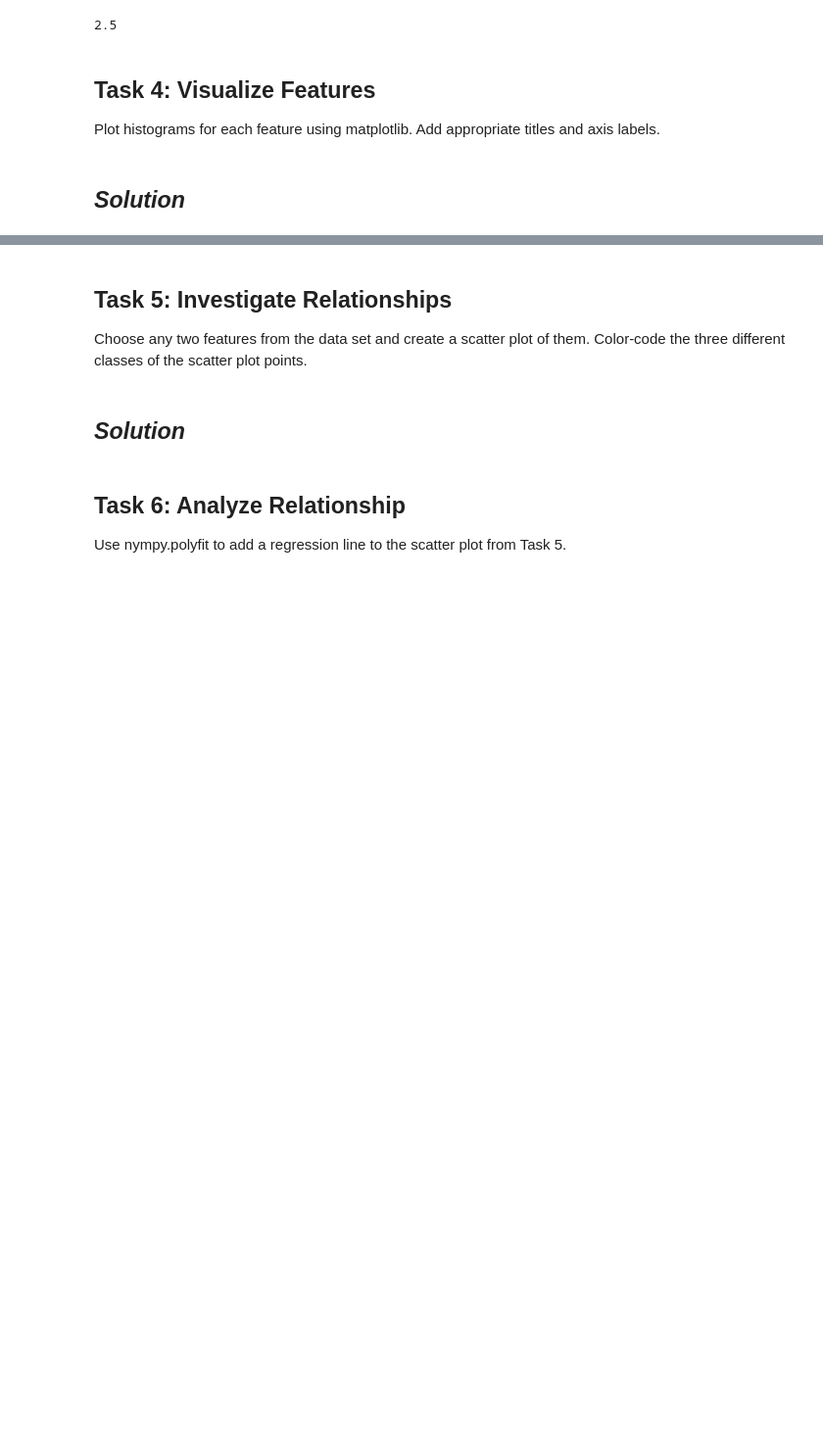
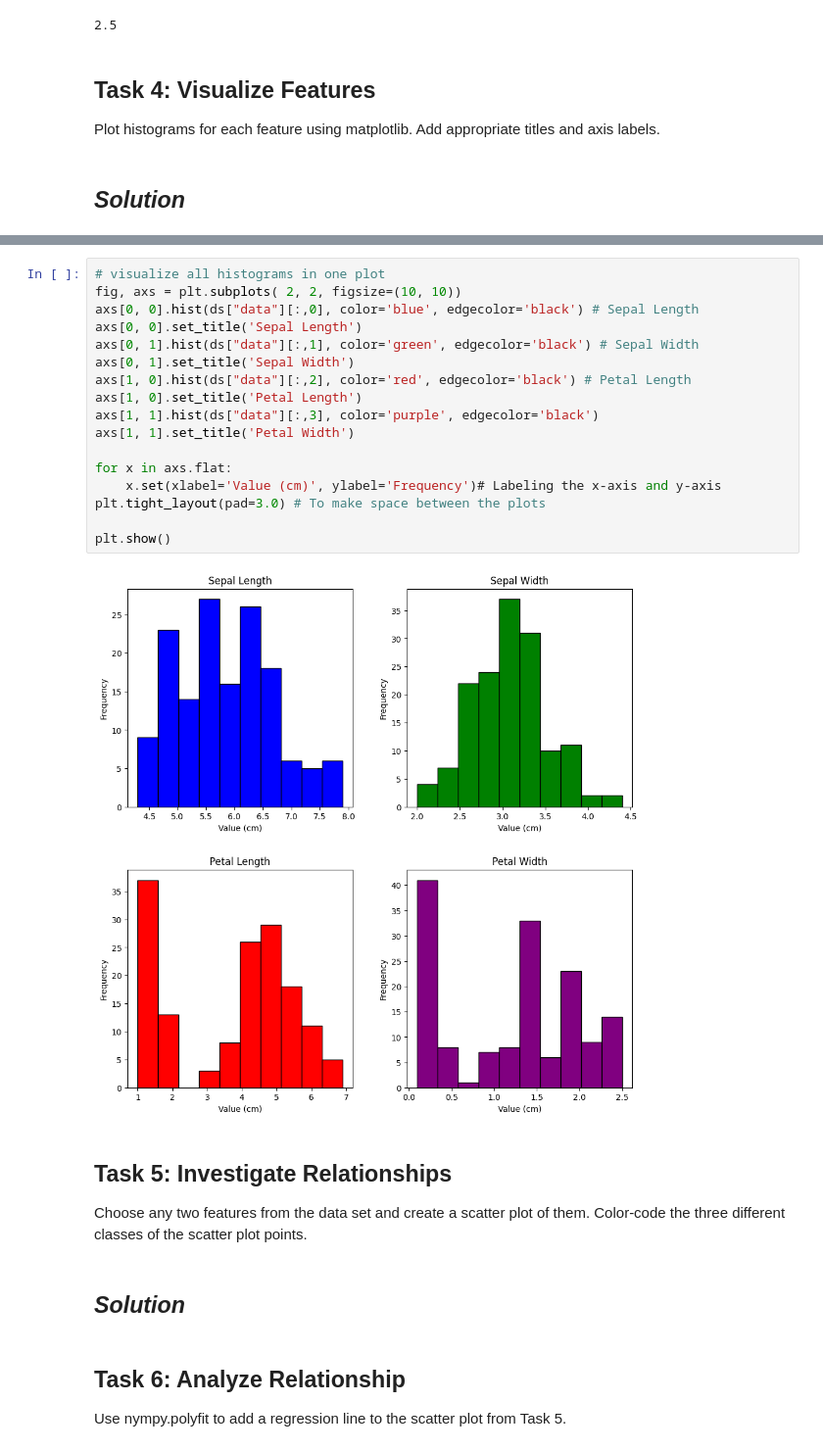
Before and after one commit to AnnaLoz28/principles_of_data_analytics, a Jupyter notebook: tasks.ipynb, the cells around one changed output, grey strips where cells are left out. Shown: that part at 98% size. Cells and saved outputs as stored; diff of their text form; blank space fills up the shorter version.

```diff
--- a/tasks.ipynb
+++ b/tasks.ipynb
@@ -437,3 +437,22 @@ plt.show()
+# %%
+# visualize all histograms in one plot
+fig, axs = plt.subplots( 2, 2, figsize=(10, 10))
+axs[0, 0].hist(ds["data"][:,0], color='blue', edgecolor='black') # Sepal Length
+axs[0, 0].set_title('Sepal Length')
+axs[0, 1].hist(ds["data"][:,1], color='green', edgecolor='black') # Sepal Width
+axs[0, 1].set_title('Sepal Width')
+axs[1, 0].hist(ds["data"][:,2], color='red', edgecolor='black') # Petal Length
+axs[1, 0].set_title('Petal Length')
+axs[1, 1].hist(ds["data"][:,3], color='purple', edgecolor='black')
+axs[1, 1].set_title('Petal Width')
+
+for x in axs.flat:
+    x.set(xlabel='Value (cm)', ylabel='Frequency')# Labeling the x-axis and y-axis
+plt.tight_layout(pad=3.0) # To make space between the plots
+
+plt.show()
+# %% [output]
+[figure, added]
 # %% [markdown]
 ## **Task 5: Investigate Relationships**
 
```
Also changed, not shown: parts of 4 cells of this notebook.
